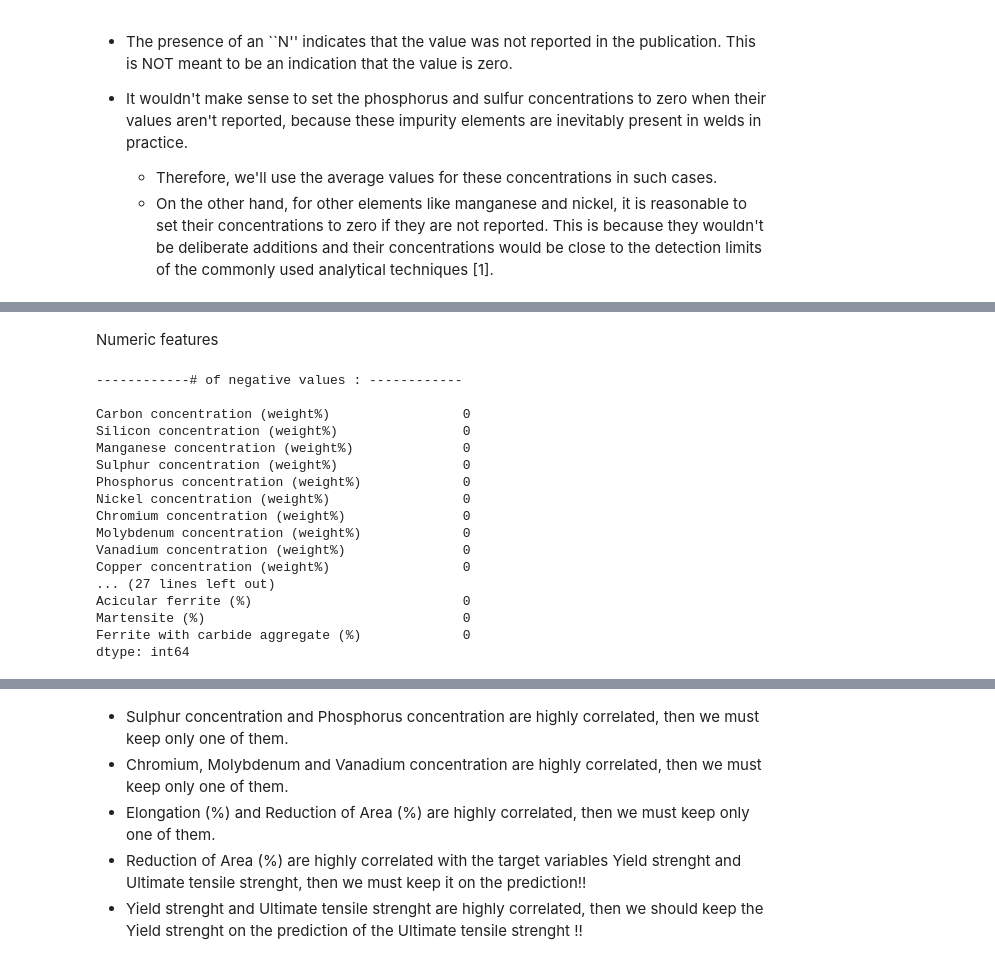
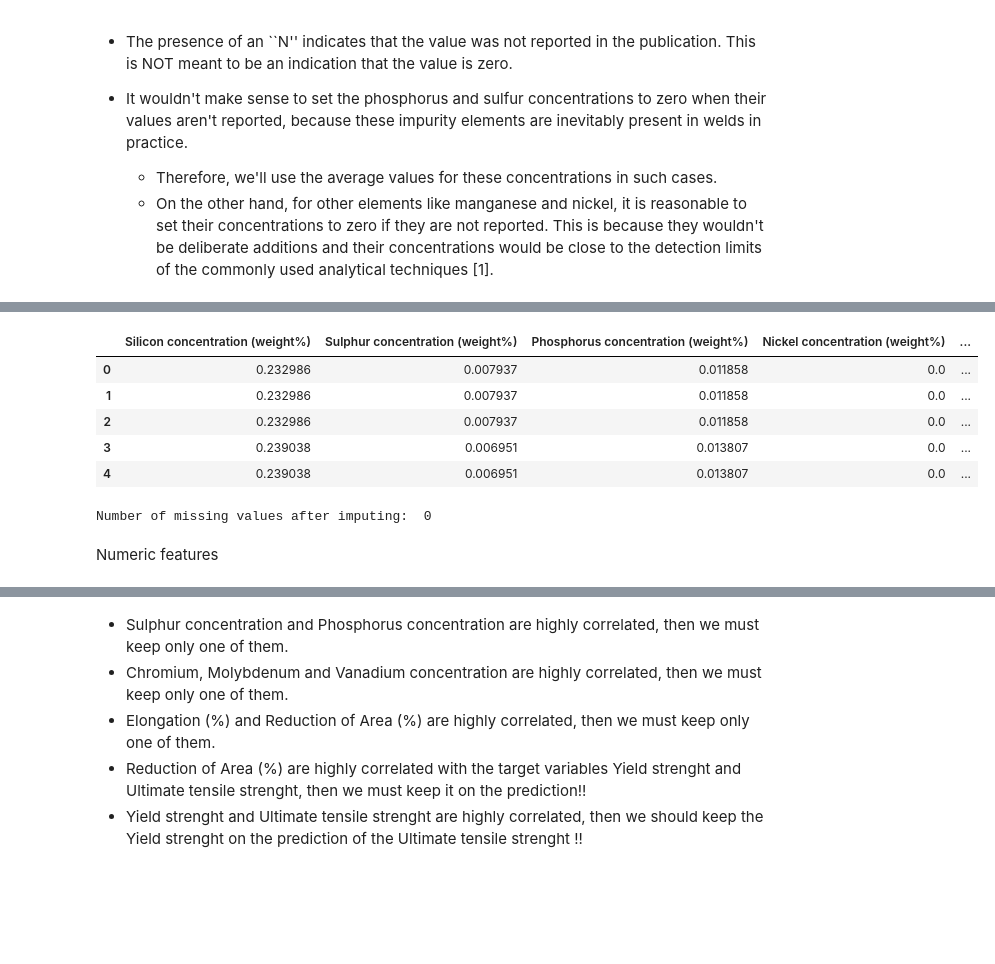
Before and after one commit to LucasTramonte/Welding-Quality-Prediction, a Jupyter notebook: exploratory.ipynb, the cells around one changed output, grey strips where cells are left out. Drawn from its saved outputs; the diff is of its cells as text; code cells hidden in the pictures; blank space fills up the shorter version.

```diff
--- a/exploratory.ipynb
+++ b/exploratory.ipynb
@@ -120,0 +153,23 @@ dtype: object
+# %%
+data_clean = data_clean.replace({"N": np.nan})
+
+categoric_features = ['AC or DC', 'Electrode positive or negative', 'Type of weld']  # Weld ID isn't important
+
+# Convert columns to numeric
+numeric_features = data_clean.drop(columns=['Weld ID', 'AC or DC', 'Electrode positive or negative', 'Type of weld']).columns
+data_clean[numeric_features] = data_clean[numeric_features].apply(pd.to_numeric, errors='coerce')
+
+# Loop to apply the analysis to all columns in numeric_features
+for feature in numeric_features:
+    df_temp = data_clean[feature]
+    df_temp = df_temp[df_temp.notna()]
+    print(f"Analysis for the column: {feature}")
+
+    # Normality test (Shapiro-Wilk)
+    stat, p_value = stats.shapiro(df_temp)
+    print(f'Shapiro-Wilk Test for {feature}: stat={stat:.3f}, p={p_value:.3f}')
+
+    # Skewness and Kurtosis
+    print(f'Skewness for {feature}:', df_temp.skew())
+    print(f'Kurtosis for {feature}:', df_temp.kurt())
+    print("\n" + "-"*50 + "\n")  # Separator between columns
@@ -121 +194,24 @@ dtype: object
+# %%
+log_columns = ['Silicon concentration (weight%)',
+               'Sulphur concentration (weight%)',
+               'Phosphorus concentration (weight%)',
+               'Nickel concentration (weight%)',
+               'Titanium concentration (ppm by weight)',
+               'Nitrogen concentration (ppm by weight)',
+               'Oxygen concentration (ppm by weight)',
+               'Voltage (V)',
+               'Heat input (kJ/mm)']
+
+# Apply logarithmic transformation (log(x + 1)) to avoid issues with zero values
+data_clean[log_columns] = data_clean[log_columns].apply(lambda x: np.log(x + 1))
+
+# Check the result
+data_clean[log_columns].head()
+# %% [output]
+|  | Silicon concentration (weight%) | Sulphur concentration (weight%) | Phosphorus concentration (weight%) | Nickel concentration (weight%) | ... |
+| 0 | 0.232986 | 0.007937 | 0.011858 | 0.0 | ... |
+| 1 | 0.232986 | 0.007937 | 0.011858 | 0.0 | ... |
+| 2 | 0.232986 | 0.007937 | 0.011858 | 0.0 | ... |
+| 3 | 0.239038 | 0.006951 | 0.013807 | 0.0 | ... |
+| 4 | 0.239038 | 0.006951 | 0.013807 | 0.0 | ... |
 # %%
@@ -149,24 +249,6 @@ data_all = pd.concat([data_numeric, data_categoric], axis = 1)
+# %%
+print("Number of missing values after imputing: ", data_imputed[data_imputed.isnull().any(axis=1)].shape[0])
+# %% [output]
+Number of missing values after imputing:  0
 # %% [markdown]
 Numeric features
-# %%
-# We need to remove the Charpy temperature (°C) and 50% FATT features
-print("------------# of negative values : ------------ \n ")
-print((data_numeric < 0).sum())
-# %% [output]
-------------# of negative values : ------------
-
-Carbon concentration (weight%)                 0
-Silicon concentration (weight%)                0
-Manganese concentration (weight%)              0
-Sulphur concentration (weight%)                0
-Phosphorus concentration (weight%)             0
-Nickel concentration (weight%)                 0
-Chromium concentration (weight%)               0
-Molybdenum concentration (weight%)             0
-Vanadium concentration (weight%)               0
-Copper concentration (weight%)                 0
-... (27 lines left out)
-Acicular ferrite (%)                           0
-Martensite (%)                                 0
-Ferrite with carbide aggregate (%)             0
-dtype: int64
```
Also changed, not shown: parts of 20 cells of this notebook.
